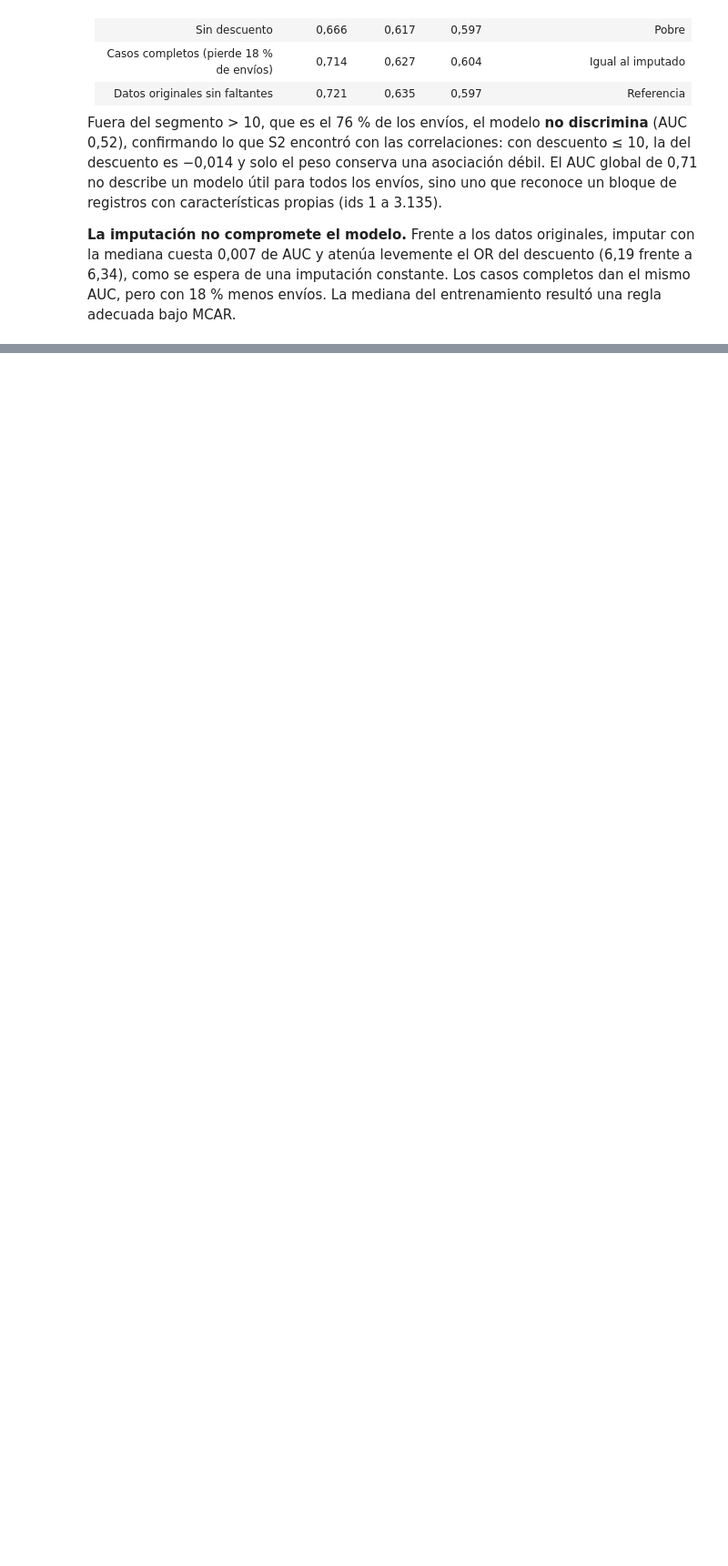
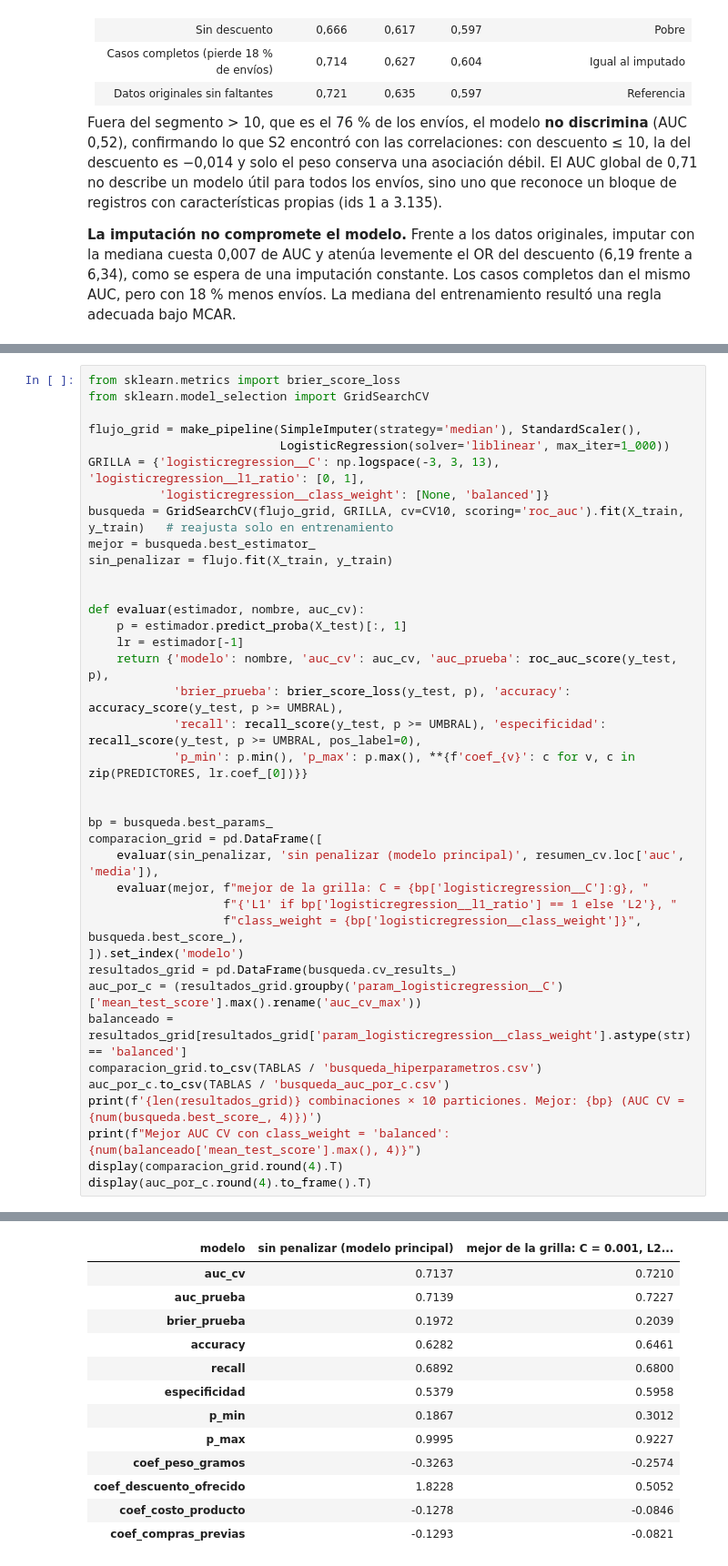
Before and after one commit to joserodriguezc/grupo_1_estadistica_computacional, a Jupyter notebook: formativa_2/notebooks/formativa_2_grupo1.ipynb, the cells around one changed output, grey strips where cells are left out. Shown at 91% size. Drawn from its saved outputs; the diff is of its cells as text; blank space fills up the shorter version.

```diff
--- a/formativa_2/notebooks/formativa_2_grupo1.ipynb
+++ b/formativa_2/notebooks/formativa_2_grupo1.ipynb
@@ -702,0 +872,39 @@ Fuera del segmento > 10, que es el 76 % de los envíos, el modelo **no discrimin
+# %%
+from sklearn.metrics import brier_score_loss
+from sklearn.model_selection import GridSearchCV
+
+flujo_grid = make_pipeline(SimpleImputer(strategy='median'), StandardScaler(),
+                           LogisticRegression(solver='liblinear', max_iter=1_000))
+GRILLA = {'logisticregression__C': np.logspace(-3, 3, 13), 'logisticregression__l1_ratio': [0, 1],
+          'logisticregression__class_weight': [None, 'balanced']}
+busqueda = GridSearchCV(flujo_grid, GRILLA, cv=CV10, scoring='roc_auc').fit(X_train, y_train)   # reajusta solo en entrenamiento
+mejor = busqueda.best_estimator_
+sin_penalizar = flujo.fit(X_train, y_train)
+
+
+def evaluar(estimador, nombre, auc_cv):
+    p = estimador.predict_proba(X_test)[:, 1]
+    lr = estimador[-1]
+    return {'modelo': nombre, 'auc_cv': auc_cv, 'auc_prueba': roc_auc_score(y_test, p),
+            'brier_prueba': brier_score_loss(y_test, p), 'accuracy': accuracy_score(y_test, p >= UMBRAL),
+            'recall': recall_score(y_test, p >= UMBRAL), 'especificidad': recall_score(y_test, p >= UMBRAL, pos_label=0),
+            'p_min': p.min(), 'p_max': p.max(), **{f'coef_{v}': c for v, c in zip(PREDICTORES, lr.coef_[0])}}
+
+
+bp = busqueda.best_params_
+comparacion_grid = pd.DataFrame([
+    evaluar(sin_penalizar, 'sin penalizar (modelo principal)', resumen_cv.loc['auc', 'media']),
+    evaluar(mejor, f"mejor de la grilla: C = {bp['logisticregression__C']:g}, "
+                   f"{'L1' if bp['logisticregression__l1_ratio'] == 1 else 'L2'}, "
+                   f"class_weight = {bp['logisticregression__class_weight']}", busqueda.best_score_),
+]).set_index('modelo')
+resultados_grid = pd.DataFrame(busqueda.cv_results_)
+auc_por_c = (resultados_grid.groupby('param_logisticregression__C')['mean_test_score'].max().rename('auc_cv_max'))
+balanceado = resultados_grid[resultados_grid['param_logisticregression__class_weight'].astype(str) == 'balanced']
+comparacion_grid.to_csv(TABLAS / 'busqueda_hiperparametros.csv')
+auc_por_c.to_csv(TABLAS / 'busqueda_auc_por_c.csv')
+print(f'{len(resultados_grid)} combinaciones × 10 particiones. Mejor: {bp} (AUC CV = {num(busqueda.best_score_, 4)})')
+print(f"Mejor AUC CV con class_weight = 'balanced': {num(balanceado['mean_test_score'].max(), 4)}")
+display(comparacion_grid.round(4).T)
+display(auc_por_c.round(4).to_frame().T)
+# %% [output]
@@ -702,0 +913,13 @@ Fuera del segmento > 10, que es el 76 % de los envíos, el modelo **no discrimin
+| modelo | sin penalizar (modelo principal) | mejor de la grilla: C = 0.001, L2... |
+| auc_cv | 0.7137 | 0.7210 |
+| auc_prueba | 0.7139 | 0.7227 |
+| brier_prueba | 0.1972 | 0.2039 |
+| accuracy | 0.6282 | 0.6461 |
+| recall | 0.6892 | 0.6800 |
+| especificidad | 0.5379 | 0.5958 |
+| p_min | 0.1867 | 0.3012 |
+| p_max | 0.9995 | 0.9227 |
+| coef_peso_gramos | -0.3263 | -0.2574 |
+| coef_descuento_ofrecido | 1.8228 | 0.5052 |
+| coef_costo_producto | -0.1278 | -0.0846 |
+| coef_compras_previas | -0.1293 | -0.0821 |
```
Also changed, not shown: parts of 13 cells of this notebook, 12 other files.
